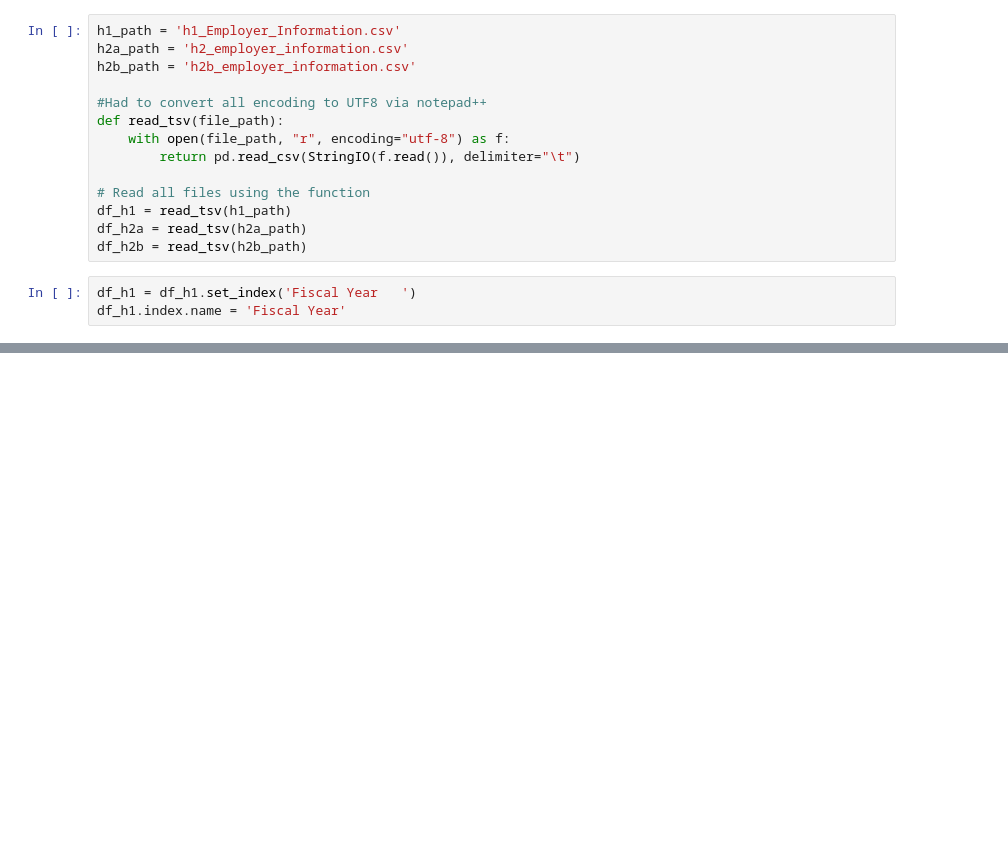
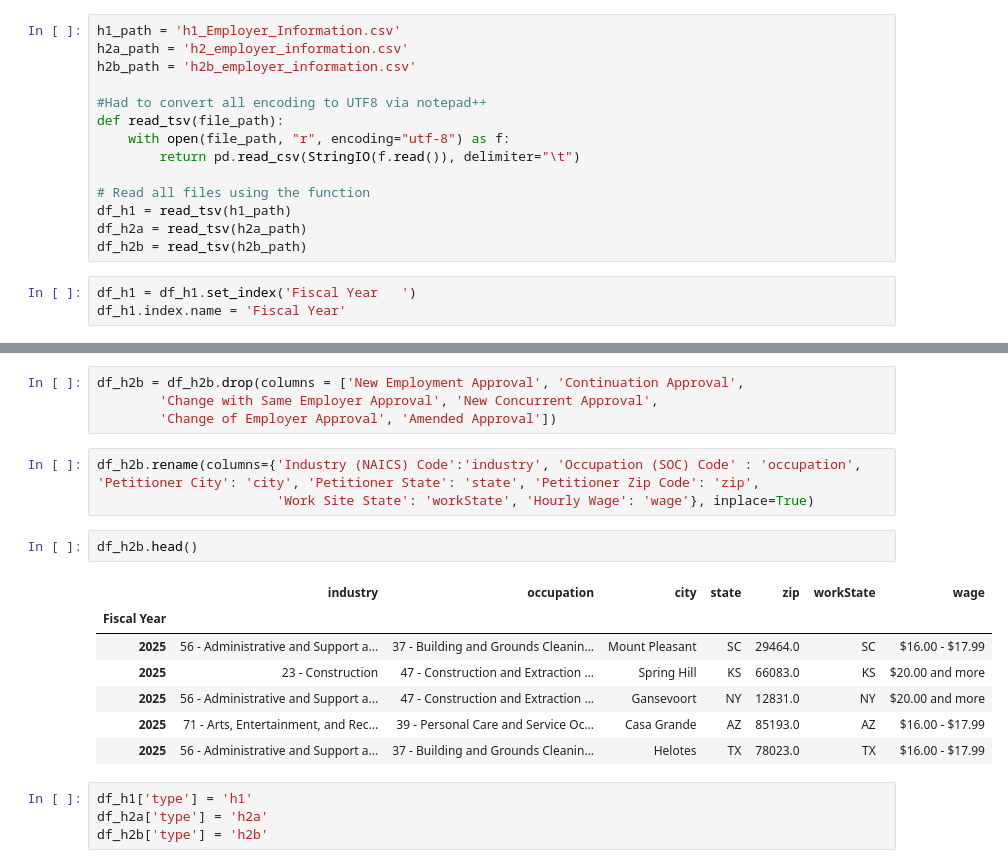
Before and after one commit to 608ohenry/frc2025, a Jupyter notebook: immigration.ipynb, the cells around one changed output, grey strips where cells are left out. Drawn from its saved outputs; the diff is of its cells as text; blank space fills up the shorter version.

```diff
--- a/immigration.ipynb
+++ b/immigration.ipynb
@@ -47,0 +95,21 @@ Index(['Index()', 'Cap Fiscal Year', 'Cap Type', 'Employer (Petitioner) Name',
+# %%
+df_h2b = df_h2b.drop(columns = ['New Employment Approval', 'Continuation Approval',
+        'Change with Same Employer Approval', 'New Concurrent Approval',
+        'Change of Employer Approval', 'Amended Approval'])
+# %%
+df_h2b.rename(columns={'Industry (NAICS) Code':'industry', 'Occupation (SOC) Code' : 'occupation', 'Petitioner City': 'city', 'Petitioner State': 'state', 'Petitioner Zip Code': 'zip',
+                       'Work Site State': 'workState', 'Hourly Wage': 'wage'}, inplace=True)
+# %%
+df_h2b.head()
+# %% [output]
+|  | industry | occupation | city | state | zip | workState | wage |
+| Fiscal Year |  |  |  |  |  |  |  |
+| 2025 | 56 - Administrative and Support a... | 37 - Building and Grounds Cleanin... | Mount Pleasant | SC | 29464.0 | SC | $16.00 - $17.99 |
+| 2025 | 23 - Construction | 47 - Construction and Extraction ... | Spring Hill | KS | 66083.0 | KS | $20.00 and more |
+| 2025 | 56 - Administrative and Support a... | 47 - Construction and Extraction ... | Gansevoort | NY | 12831.0 | NY | $20.00 and more |
+| 2025 | 71 - Arts, Entertainment, and Rec... | 39 - Personal Care and Service Oc... | Casa Grande | AZ | 85193.0 | AZ | $16.00 - $17.99 |
+| 2025 | 56 - Administrative and Support a... | 37 - Building and Grounds Cleanin... | Helotes | TX | 78023.0 | TX | $16.00 - $17.99 |
+# %%
+df_h1['type'] = 'h1'
+df_h2a['type'] = 'h2a'
+df_h2b['type'] = 'h2b'
```
Also changed, not shown: parts of 13 cells of this notebook, 1 other file.
